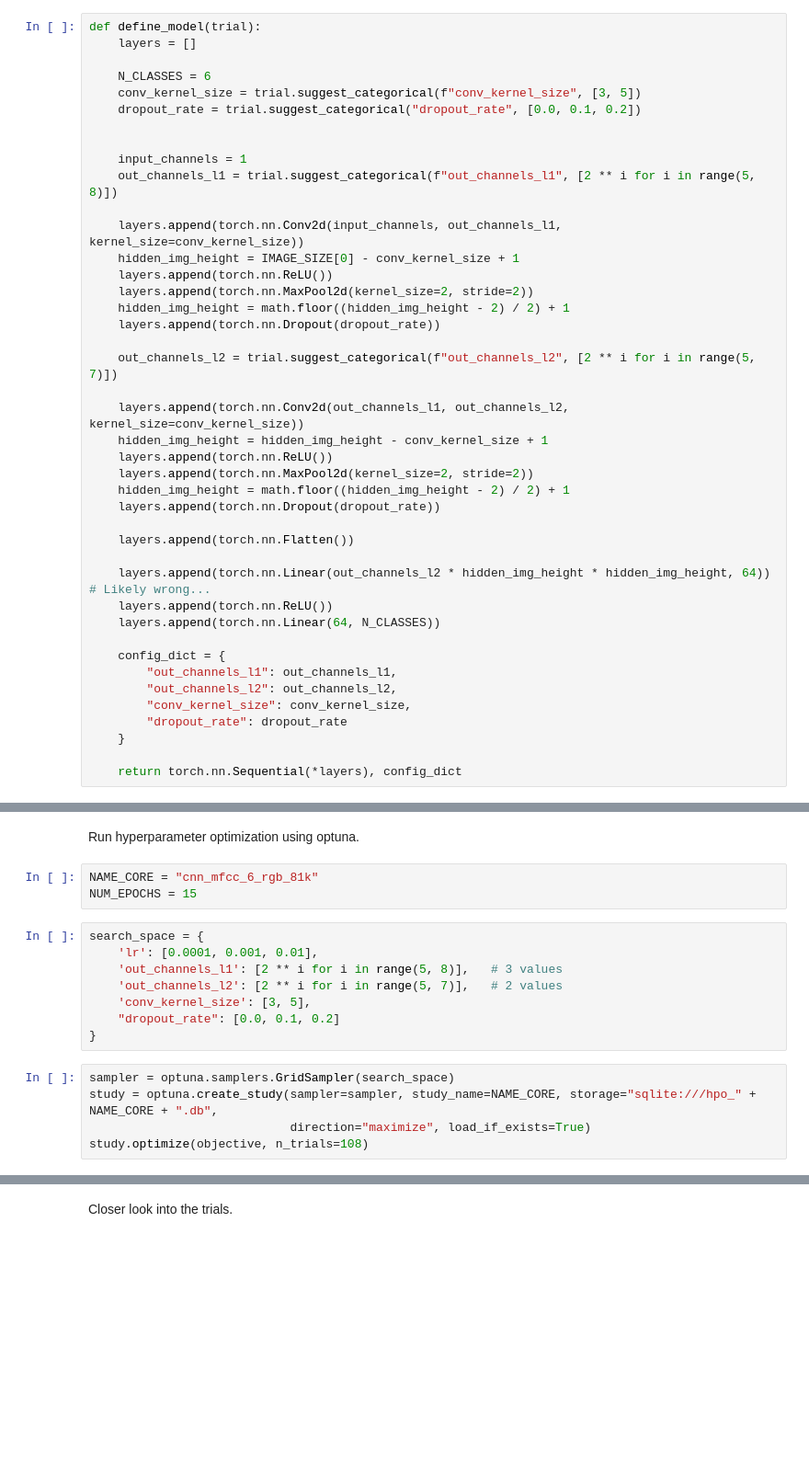
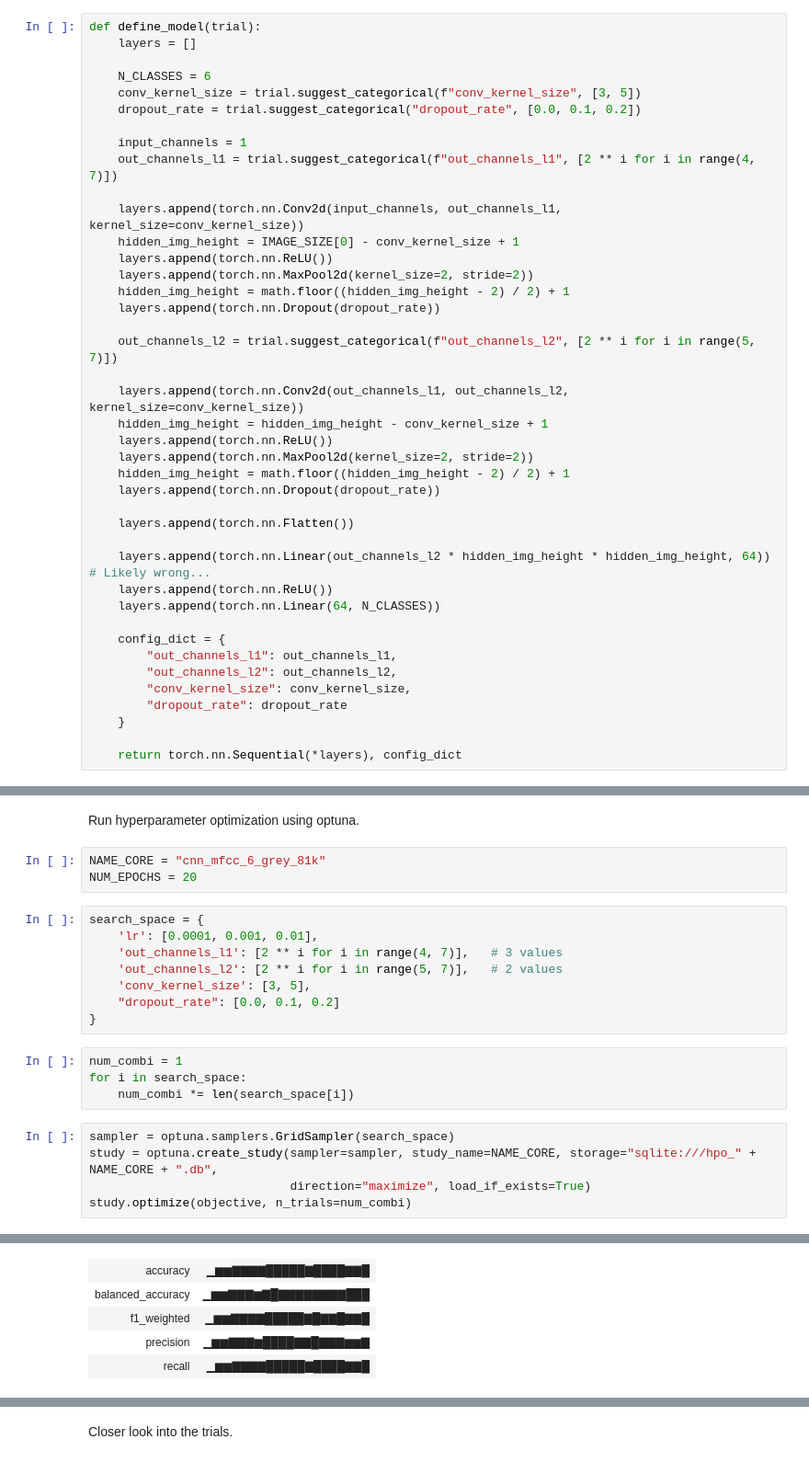
Before and after one commit to ntotikos/botanic-emotion-recognition, a Jupyter notebook: notebooks/src_01_cnn_classifier.ipynb, the cells around one changed output, grey strips where cells are left out. Shown at 92% size. Drawn from its saved outputs; the diff is of its cells as text; blank space fills up the shorter version.

```diff
--- a/notebooks/src_01_cnn_classifier.ipynb
+++ b/notebooks/src_01_cnn_classifier.ipynb
@@ -204,9 +215,8 @@ def define_model(trial):
     conv_kernel_size = trial.suggest_categorical(f"conv_kernel_size", [3, 5])
     dropout_rate = trial.suggest_categorical("dropout_rate", [0.0, 0.1, 0.2])
 
-
     input_channels = 1
-    out_channels_l1 = trial.suggest_categorical(f"out_channels_l1", [2 ** i for i in range(5, 8)])
+    out_channels_l1 = trial.suggest_categorical(f"out_channels_l1", [2 ** i for i in range(4, 7)])
 
     layers.append(torch.nn.Conv2d(input_channels, out_channels_l1, kernel_size=conv_kernel_size))
     hidden_img_height = IMAGE_SIZE[0] - conv_kernel_size + 1
@@ -319,18 +329,23 @@ def objective(trial):
 # %% [markdown]
 Run hyperparameter optimization using optuna.
 # %%
-NAME_CORE = "cnn_mfcc_6_rgb_81k"
-NUM_EPOCHS = 15
+NAME_CORE = "cnn_mfcc_6_grey_81k"
+NUM_EPOCHS = 20
 # %%
 search_space = {
     'lr': [0.0001, 0.001, 0.01],
-    'out_channels_l1': [2 ** i for i in range(5, 8)],   # 3 values
+    'out_channels_l1': [2 ** i for i in range(4, 7)],   # 3 values
     'out_channels_l2': [2 ** i for i in range(5, 7)],   # 2 values
     'conv_kernel_size': [3, 5],
     "dropout_rate": [0.0, 0.1, 0.2]
 }
+# %%
+num_combi = 1
+for i in search_space:
+    num_combi *= len(search_space[i])
 # %%
 sampler = optuna.samplers.GridSampler(search_space)
 study = optuna.create_study(sampler=sampler, study_name=NAME_CORE, storage="sqlite:///hpo_" + NAME_CORE + ".db",
                             direction="maximize", load_if_exists=True)
-study.optimize(objective, n_trials=108)
+study.optimize(objective, n_trials=num_combi)
+# %% [output]
@@ -336,0 +363,5 @@ study.optimize(objective, n_trials=108)
+| accuracy | ▁▆▆▇▇▇▇█████▇████▇▇█ |
+| balanced_accuracy | ▁▆▆▇▇▇▆▇█▇▇▇▇▇▇▇▇███ |
+| f1_weighted | ▁▆▆▇▇▇▇█████▇█▇▇█▇▇█ |
+| precision | ▁▆▆▇▇▇▆████▇▇█▇▇▇▆▆▇ |
+| recall | ▁▆▆▇▇▇▇█████▇████▇▇█ |
```
Also changed, not shown: parts of 9 cells of this notebook, 1 other file.
